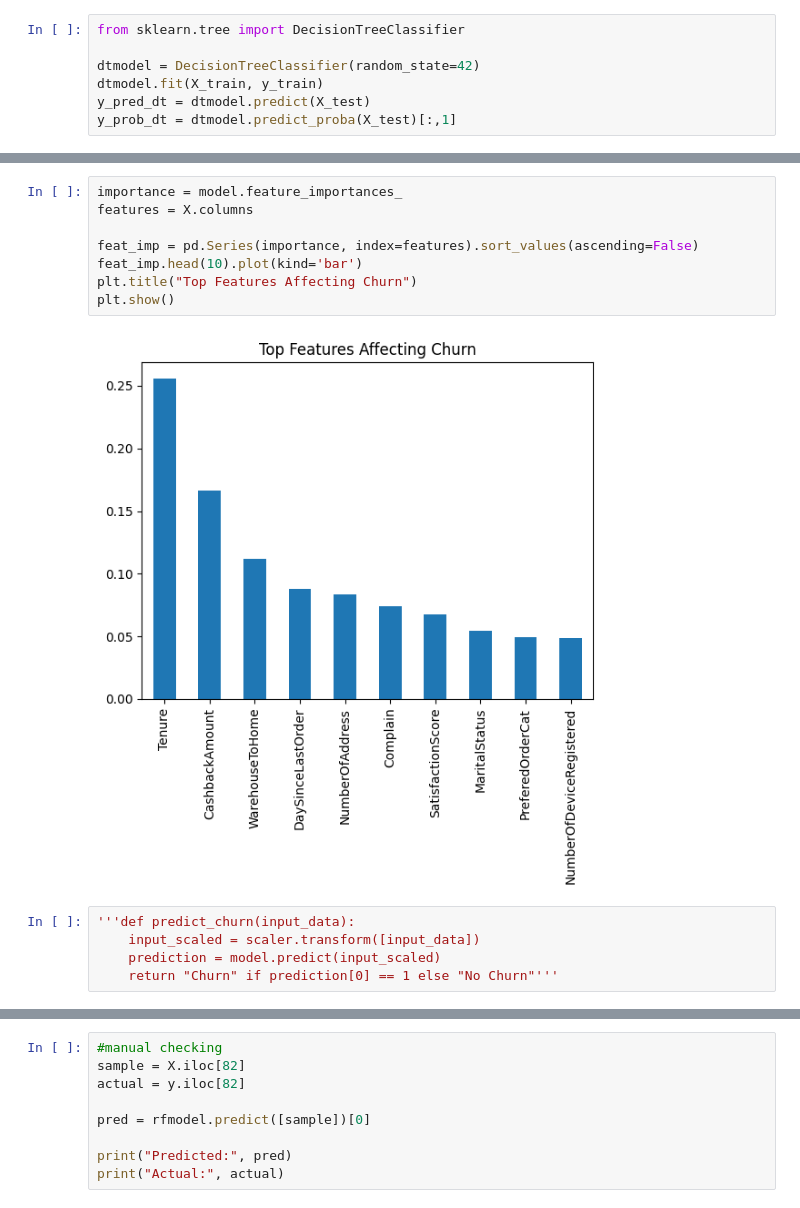
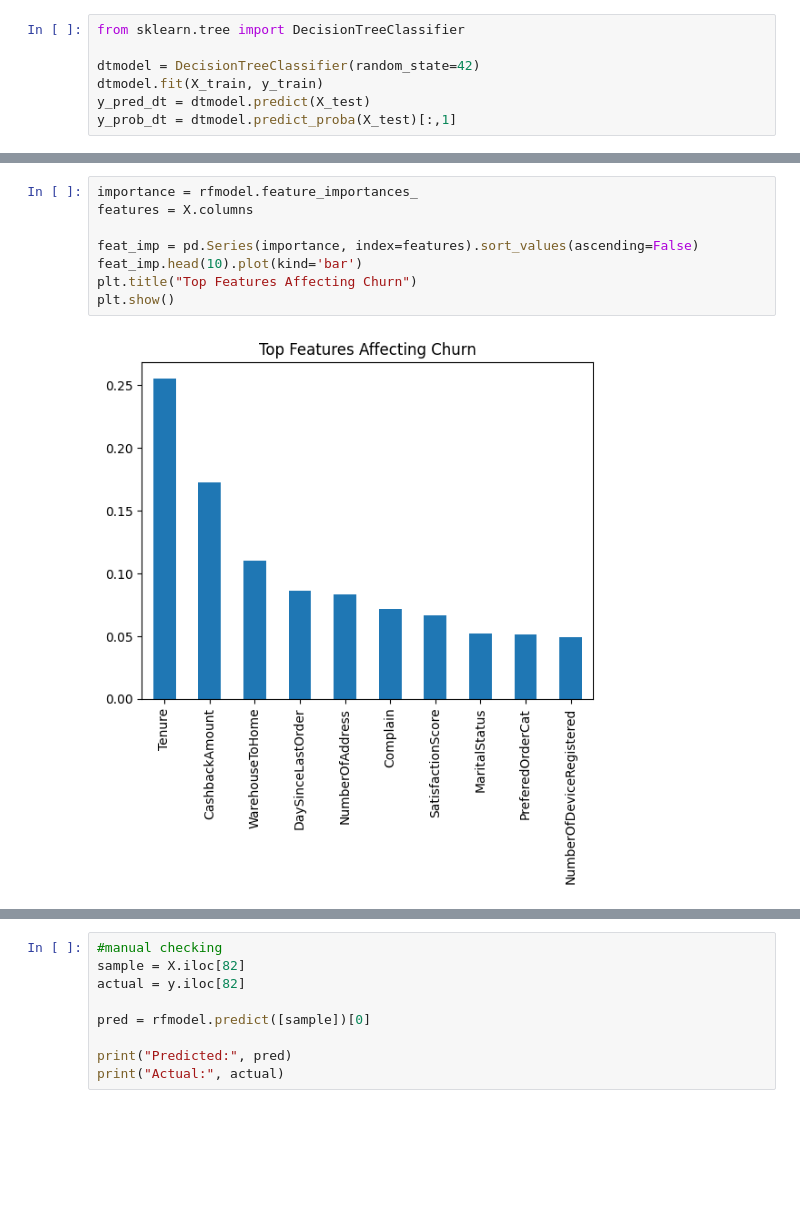
Before and after one commit to ShreyaCodes176/ECommerce-Customer-Churn-Analysis, a Jupyter notebook: EcommerceChurn.ipynb, the cells around one changed output, grey strips where cells are left out. Drawn from its saved outputs; the diff is of its cells as text; blank space fills up the shorter version.

```diff
--- a/EcommerceChurn.ipynb
+++ b/EcommerceChurn.ipynb
@@ -265,15 +265,10 @@ Confusion Matrix:
 # %%
-importance = model.feature_importances_
+importance = rfmodel.feature_importances_
 features = X.columns
 
 feat_imp = pd.Series(importance, index=features).sort_values(ascending=False)
 feat_imp.head(10).plot(kind='bar')
 plt.title("Top Features Affecting Churn")
 plt.show()
 # %% [output]
-[figure, old version]
+[figure, new version]
-# %%
-'''def predict_churn(input_data):
-    input_scaled = scaler.transform([input_data])
-    prediction = model.predict(input_scaled)
-    return "Churn" if prediction[0] == 1 else "No Churn"'''
```
Also changed, not shown: parts of 4 cells of this notebook.
